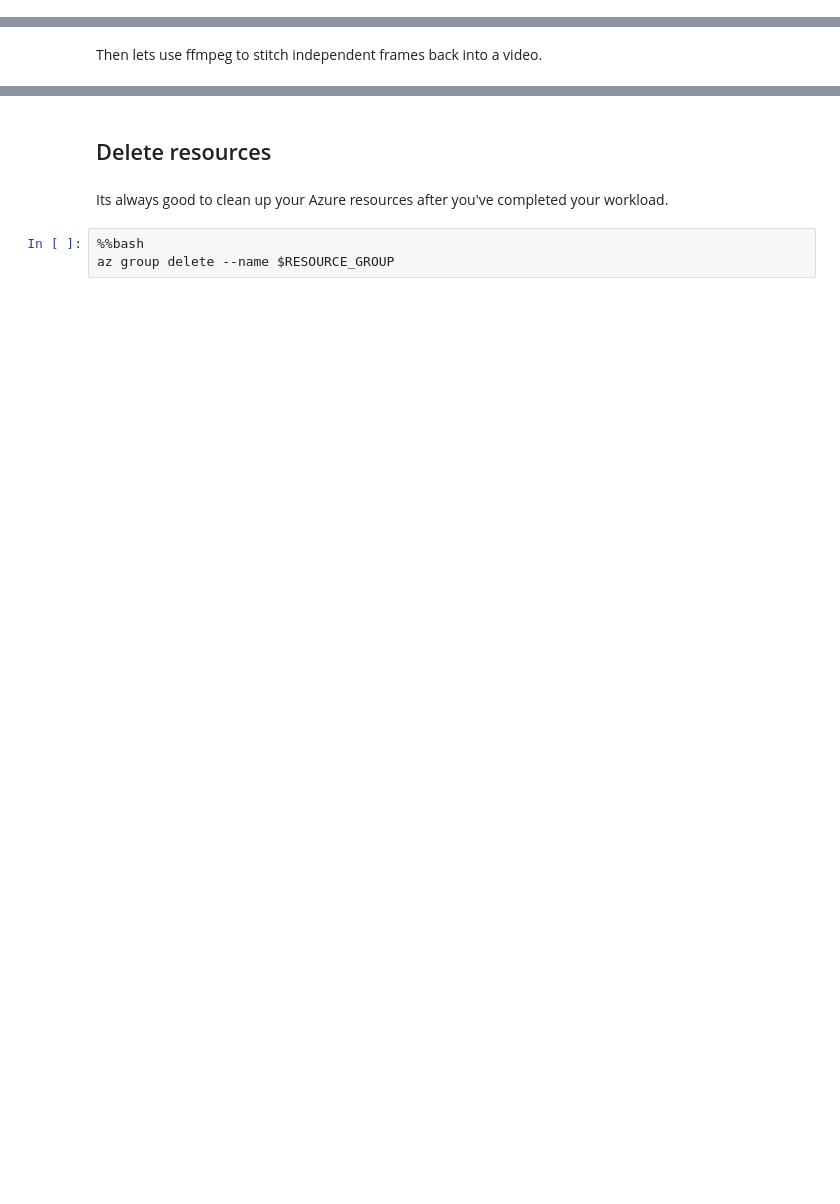
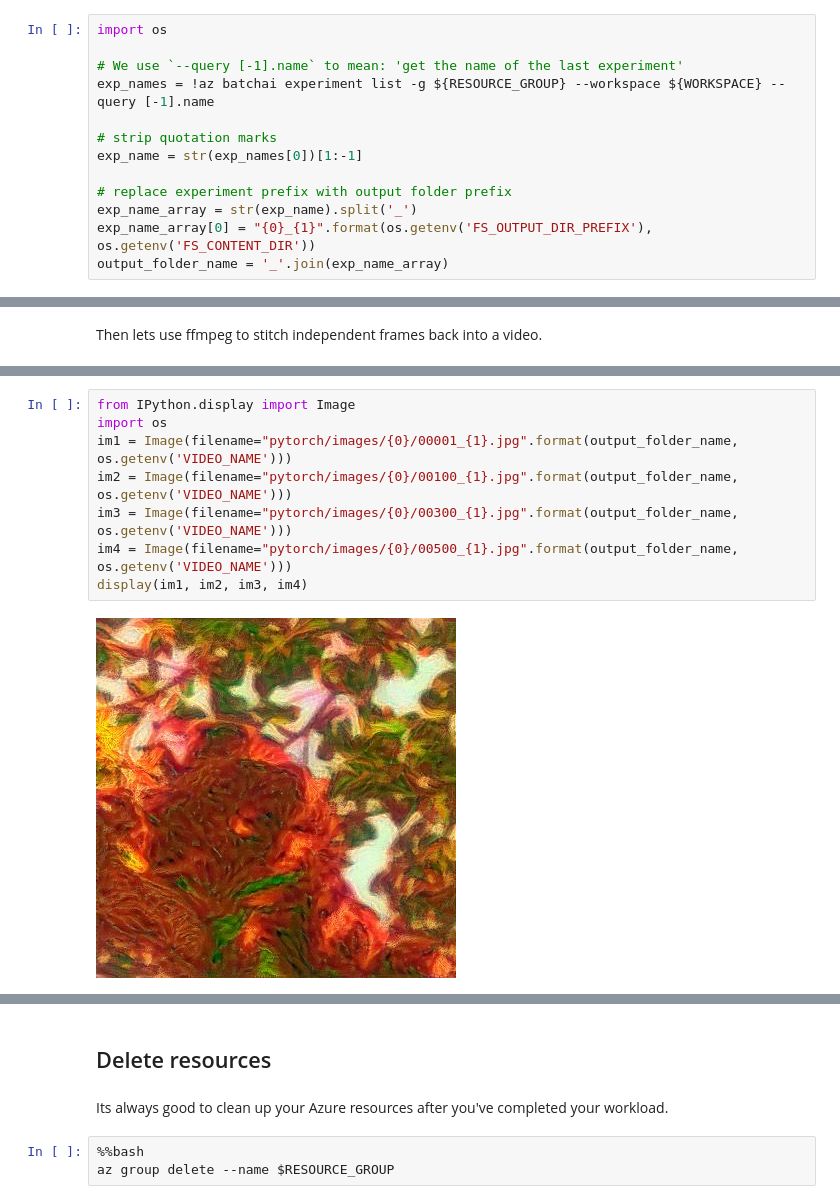
Before and after one commit to Azure/batch-scoring-for-dl-models, a Jupyter notebook: style_transfer.ipynb, the cells around one changed output, grey strips where cells are left out. Saved outputs shown, nothing was run; the diff lists cells and outputs as text; blank space fills up the shorter version.

```diff
--- a/style_transfer.ipynb
+++ b/style_transfer.ipynb
@@ -376,0 +465,13 @@ First, we have to download the frames:
+# %%
+import os
+
+# We use `--query [-1].name` to mean: 'get the name of the last experiment'
+exp_names = !az batchai experiment list -g ${RESOURCE_GROUP} --workspace ${WORKSPACE} --query [-1].name
+
+# strip quotation marks
+exp_name = str(exp_names[0])[1:-1]
+
+# replace experiment prefix with output folder prefix
+exp_name_array = str(exp_name).split('_')
+exp_name_array[0] = "{0}_{1}".format(os.getenv('FS_OUTPUT_DIR_PREFIX'), os.getenv('FS_CONTENT_DIR'))
+output_folder_name = '_'.join(exp_name_array)
@@ -396,0 +564,10 @@ cd pytorch &&
+# %%
+from IPython.display import Image
+import os
+im1 = Image(filename="pytorch/images/{0}/00001_{1}.jpg".format(output_folder_name, os.getenv('VIDEO_NAME')))
+im2 = Image(filename="pytorch/images/{0}/00100_{1}.jpg".format(output_folder_name, os.getenv('VIDEO_NAME')))
+im3 = Image(filename="pytorch/images/{0}/00300_{1}.jpg".format(output_folder_name, os.getenv('VIDEO_NAME')))
+im4 = Image(filename="pytorch/images/{0}/00500_{1}.jpg".format(output_folder_name, os.getenv('VIDEO_NAME')))
+display(im1, im2, im3, im4)
+# %% [output]
+[figure, added]
```
Also changed, not shown: parts of 34 cells of this notebook, 17 other files.
